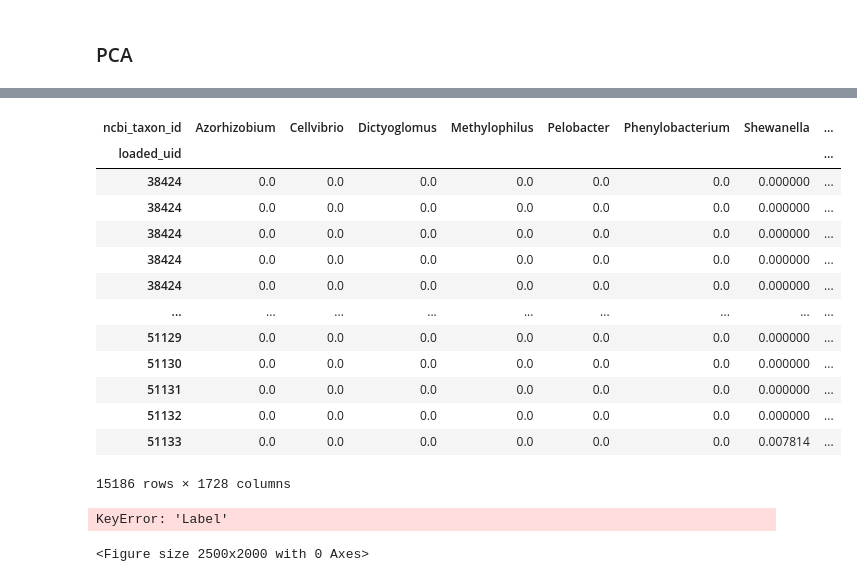
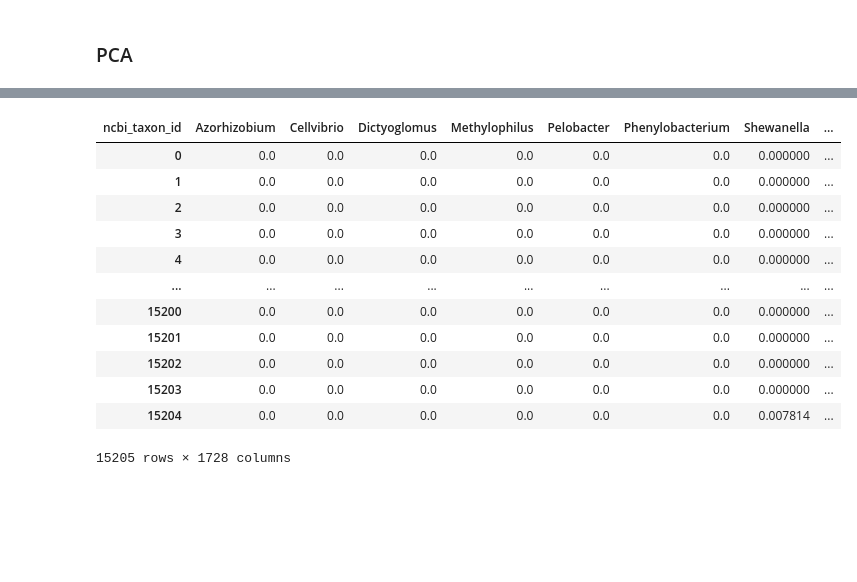
Before and after one commit to manuelgug/ML_disease_prediction_microbiome, a Jupyter notebook: MIcrobiome_x_Health_ML.ipynb, the cells around one changed output, grey strips where cells are left out. Cells and saved outputs as stored; diff of their text form; code cells hidden in the pictures; blank space fills up the shorter version.

```diff
--- a/MIcrobiome_x_Health_ML.ipynb
+++ b/MIcrobiome_x_Health_ML.ipynb
@@ -364,49 +288,0 @@ non_healthy_labels
-# %%
-pivoted_df_non_healthy
-# %% [output]
-| ncbi_taxon_id | Azorhizobium | Cellvibrio | Dictyoglomus | Methylophilus | Pelobacter | Phenylobacterium | Shewanella | ... |
-| loaded_uid |  |  |  |  |  |  |  | ... |
-| 38424 | 0.0 | 0.0 | 0.0 | 0.0 | 0.0 | 0.0 | 0.000000 | ... |
-| 38424 | 0.0 | 0.0 | 0.0 | 0.0 | 0.0 | 0.0 | 0.000000 | ... |
-| 38424 | 0.0 | 0.0 | 0.0 | 0.0 | 0.0 | 0.0 | 0.000000 | ... |
-| 38424 | 0.0 | 0.0 | 0.0 | 0.0 | 0.0 | 0.0 | 0.000000 | ... |
-| 38424 | 0.0 | 0.0 | 0.0 | 0.0 | 0.0 | 0.0 | 0.000000 | ... |
-| ... | ... | ... | ... | ... | ... | ... | ... | ... |
-| 51129 | 0.0 | 0.0 | 0.0 | 0.0 | 0.0 | 0.0 | 0.000000 | ... |
-| 51130 | 0.0 | 0.0 | 0.0 | 0.0 | 0.0 | 0.0 | 0.000000 | ... |
-| 51131 | 0.0 | 0.0 | 0.0 | 0.0 | 0.0 | 0.0 | 0.000000 | ... |
-| 51132 | 0.0 | 0.0 | 0.0 | 0.0 | 0.0 | 0.0 | 0.000000 | ... |
-| 51133 | 0.0 | 0.0 | 0.0 | 0.0 | 0.0 | 0.0 | 0.007814 | ... |
-15186 rows × 1728 columns
-# %%
-import random
-
-# Set a seed for reproducibility
-random.seed(42)
-
-# Scatter plot of standardized PCA results
-plt.figure(figsize=(25, 20))
-
-# Generate len(unique_phenotypes) random colors
-colors = [tuple(random.uniform(0, 1) for _ in range(3)) for _ in range(len(unique_phenotypes))]
-
-# Loop through unique phenotypes for coloring and legend
-for phenotype, color in zip(unique_phenotypes, colors):
-    subset_df = pca_df[pca_df['Label'] == phenotype]
-    plt.scatter(subset_df['PC1'], subset_df['PC2'], label=phenotype, c=[color], alpha=0.6)
-
-plt.title('PCA of pivoted_df_filtered (Standardized)')
-plt.xlabel('Standardized Principal Component 1')
-plt.ylabel('Standardized Principal Component 2')
-
-# Show the percentage of variation explained by each PC
-explained_var_ratio = pca.explained_variance_ratio_
-plt.text(-2, 2, f'PC1: {explained_var_ratio[0]*100:.2f}%\nPC2: {explained_var_ratio[1]*100:.2f}%', fontsize=12)
-
-# Add legend
-plt.legend()
-
-plt.show()
-# %% [output]
-KeyError: 'Label'
-<Figure size 2500x2000 with 0 Axes>
@@ -412,0 +295,16 @@ KeyError: 'Label'
+# %%
+pivoted_df_non_Healthy
+# %% [output]
+| ncbi_taxon_id | Azorhizobium | Cellvibrio | Dictyoglomus | Methylophilus | Pelobacter | Phenylobacterium | Shewanella | ... |
+| 0 | 0.0 | 0.0 | 0.0 | 0.0 | 0.0 | 0.0 | 0.000000 | ... |
+| 1 | 0.0 | 0.0 | 0.0 | 0.0 | 0.0 | 0.0 | 0.000000 | ... |
+| 2 | 0.0 | 0.0 | 0.0 | 0.0 | 0.0 | 0.0 | 0.000000 | ... |
+| 3 | 0.0 | 0.0 | 0.0 | 0.0 | 0.0 | 0.0 | 0.000000 | ... |
+| 4 | 0.0 | 0.0 | 0.0 | 0.0 | 0.0 | 0.0 | 0.000000 | ... |
+| ... | ... | ... | ... | ... | ... | ... | ... | ... |
+| 15200 | 0.0 | 0.0 | 0.0 | 0.0 | 0.0 | 0.0 | 0.000000 | ... |
+| 15201 | 0.0 | 0.0 | 0.0 | 0.0 | 0.0 | 0.0 | 0.000000 | ... |
+| 15202 | 0.0 | 0.0 | 0.0 | 0.0 | 0.0 | 0.0 | 0.000000 | ... |
+| 15203 | 0.0 | 0.0 | 0.0 | 0.0 | 0.0 | 0.0 | 0.000000 | ... |
+| 15204 | 0.0 | 0.0 | 0.0 | 0.0 | 0.0 | 0.0 | 0.007814 | ... |
+15205 rows × 1728 columns
```
Also changed, not shown: parts of 19 cells of this notebook.
